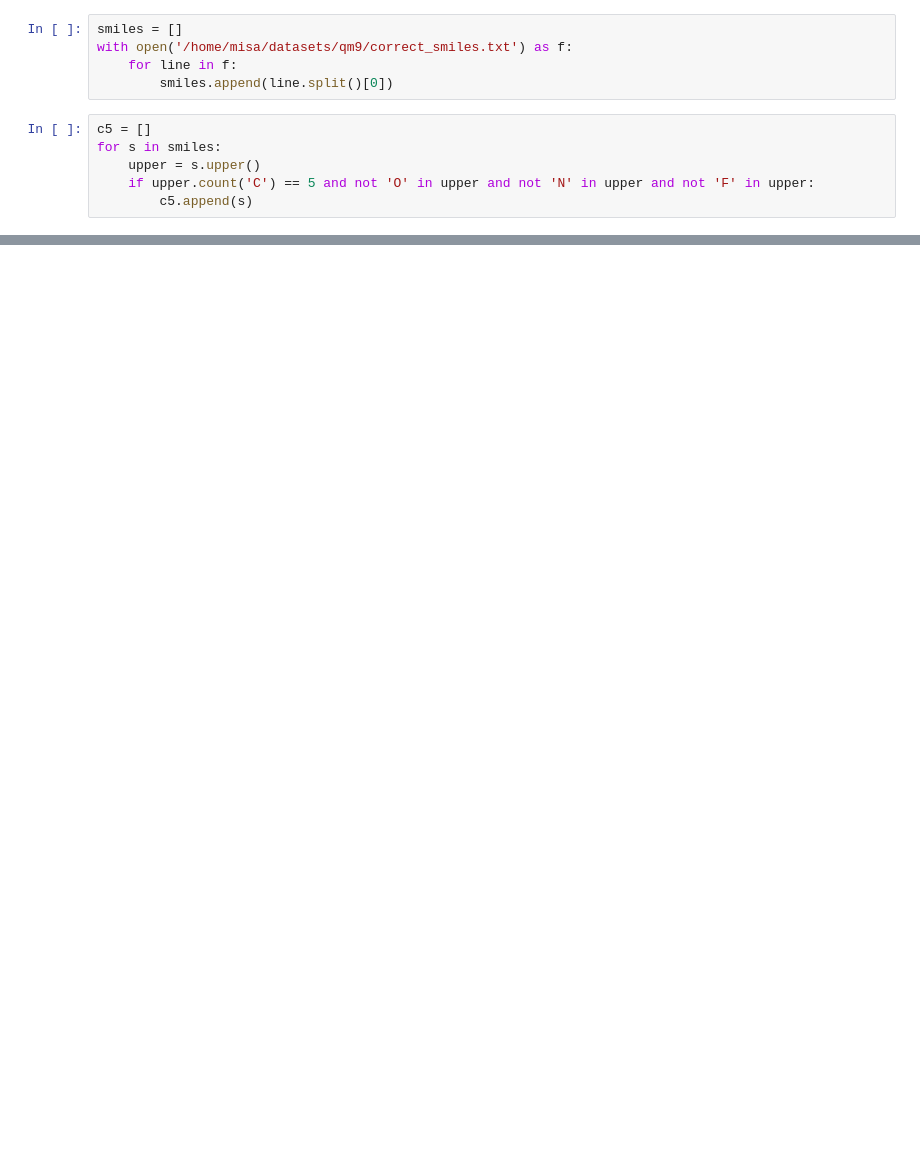
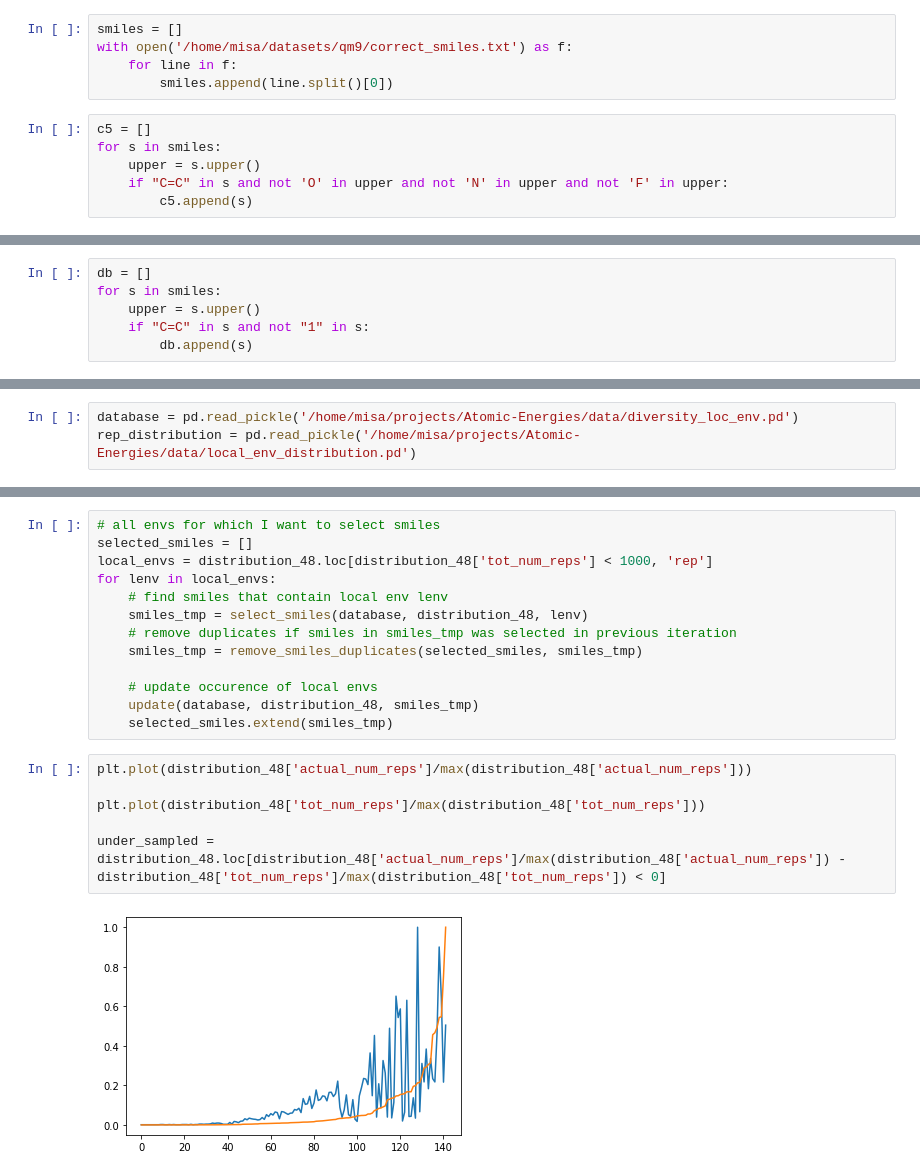
Before and after one commit to ferchault/APDFT, a Jupyter notebook: prototyping/atomic_energies/hitp/select_molecules.ipynb, the cells around one changed output, grey strips where cells are left out. Drawn from its saved outputs; the diff is of its cells as text; blank space fills up the shorter version.

Commit message:
select molecules with 48 valence electrons #281

```diff
--- a/prototyping/atomic_energies/hitp/select_molecules.ipynb
+++ b/prototyping/atomic_energies/hitp/select_molecules.ipynb
@@ -110,5 +114,5 @@ with open('/home/misa/datasets/qm9/correct_smiles.txt') as f:
 c5 = []
 for s in smiles:
     upper = s.upper()
-    if upper.count('C') == 5 and not 'O' in upper and not 'N' in upper and not 'F' in upper:
+    if "C=C" in s and not 'O' in upper and not 'N' in upper and not 'F' in upper:
         c5.append(s)
@@ -116,0 +119,6 @@ c5
+# %%
+db = []
+for s in smiles:
+    upper = s.upper()
+    if "C=C" in s and not "1" in s:
+        db.append(s)
@@ -116,0 +270,3 @@ c5
+# %%
+database = pd.read_pickle('/home/misa/projects/Atomic-Energies/data/diversity_loc_env.pd')
+rep_distribution = pd.read_pickle('/home/misa/projects/Atomic-Energies/data/local_env_distribution.pd')
@@ -116,0 +375,21 @@ c5
+# %%
+# all envs for which I want to select smiles
+selected_smiles = []
+local_envs = distribution_48.loc[distribution_48['tot_num_reps'] < 1000, 'rep']
+for lenv in local_envs:
+    # find smiles that contain local env lenv
+    smiles_tmp = select_smiles(database, distribution_48, lenv)
+    # remove duplicates if smiles in smiles_tmp was selected in previous iteration
+    smiles_tmp = remove_smiles_duplicates(selected_smiles, smiles_tmp)
+
+    # update occurence of local envs
+    update(database, distribution_48, smiles_tmp)
+    selected_smiles.extend(smiles_tmp)
+# %%
+plt.plot(distribution_48['actual_num_reps']/max(distribution_48['actual_num_reps']))
+
+plt.plot(distribution_48['tot_num_reps']/max(distribution_48['tot_num_reps']))
+
+under_sampled = distribution_48.loc[distribution_48['actual_num_reps']/max(distribution_48['actual_num_reps']) - distribution_48['tot_num_reps']/max(distribution_48['tot_num_reps']) < 0]
+# %% [output]
+[figure, added]
```
Also changed, not shown: parts of 35 cells of this notebook.
